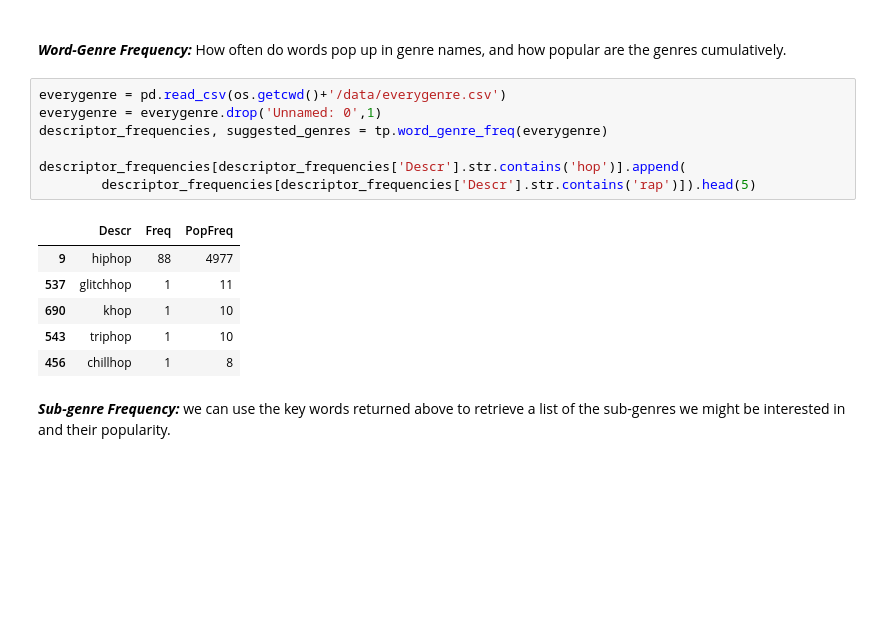
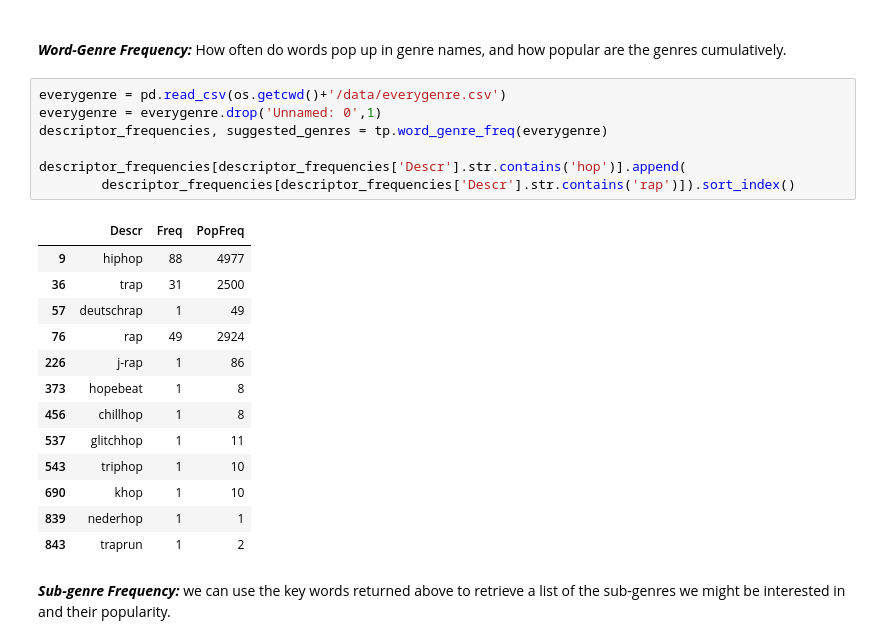
Before and after one commit to losDaniel/Music-Marketing, a Jupyter notebook: targeting.ipynb, the cells around one changed output. Saved outputs shown, nothing was run; the diff lists cells and outputs as text; blank space fills up the shorter version.

```diff
--- a/targeting.ipynb
+++ b/targeting.ipynb
@@ -23,17 +23,24 @@ Our first step is to select a genre we want to target. This is a bit more compli
 # %%
 everygenre = pd.read_csv(os.getcwd()+'/data/everygenre.csv')
 everygenre = everygenre.drop('Unnamed: 0',1)
 descriptor_frequencies, suggested_genres = tp.word_genre_freq(everygenre)
 
 descriptor_frequencies[descriptor_frequencies['Descr'].str.contains('hop')].append(
-        descriptor_frequencies[descriptor_frequencies['Descr'].str.contains('rap')]).head(5)
+        descriptor_frequencies[descriptor_frequencies['Descr'].str.contains('rap')]).sort_index()
 # %% [output]
 |  | Descr | Freq | PopFreq |
 | 9 | hiphop | 88 | 4977 |
+| 36 | trap | 31 | 2500 |
+| 57 | deutschrap | 1 | 49 |
+| 76 | rap | 49 | 2924 |
+| 226 | j-rap | 1 | 86 |
+| 373 | hopebeat | 1 | 8 |
+| 456 | chillhop | 1 | 8 |
 | 537 | glitchhop | 1 | 11 |
+| 543 | triphop | 1 | 10 |
 | 690 | khop | 1 | 10 |
-| 543 | triphop | 1 | 10 |
-| 456 | chillhop | 1 | 8 |
+| 839 | nederhop | 1 | 1 |
+| 843 | traprun | 1 | 2 |
 # %% [markdown]
 ***Sub-genre Frequency:*** we can use the key words returned above to retrieve a list of the sub-genres we might be interested in and their popularity.
 # %%
```
Also changed, not shown: parts of 7 cells of this notebook, 6 other files.
